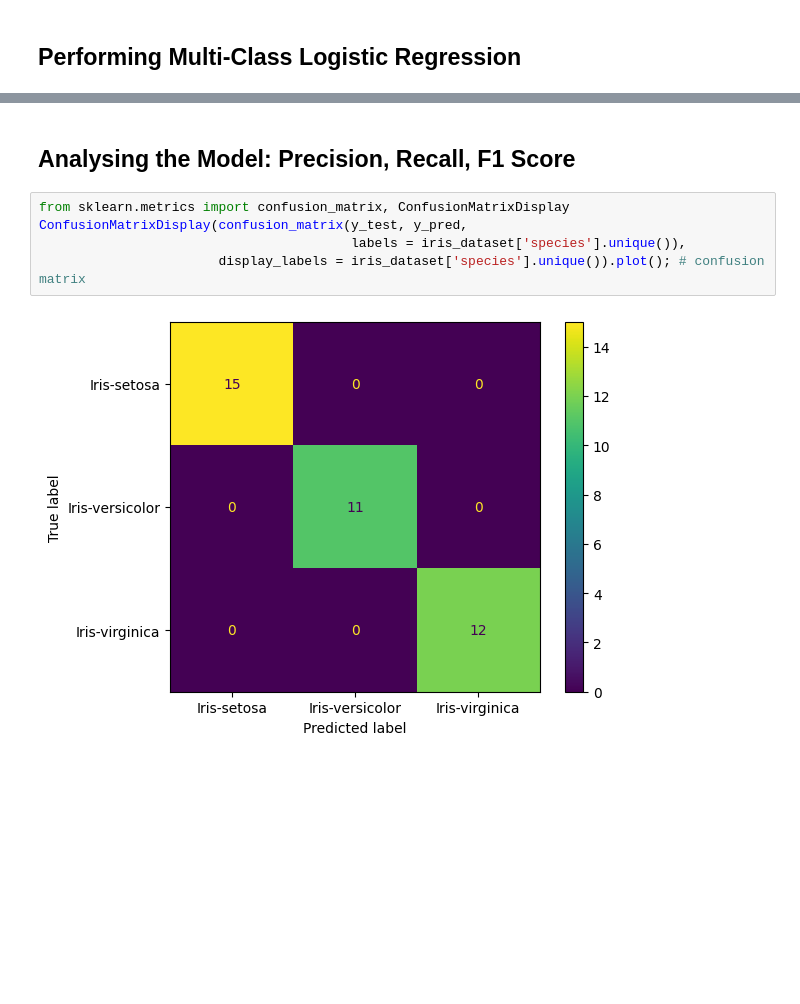
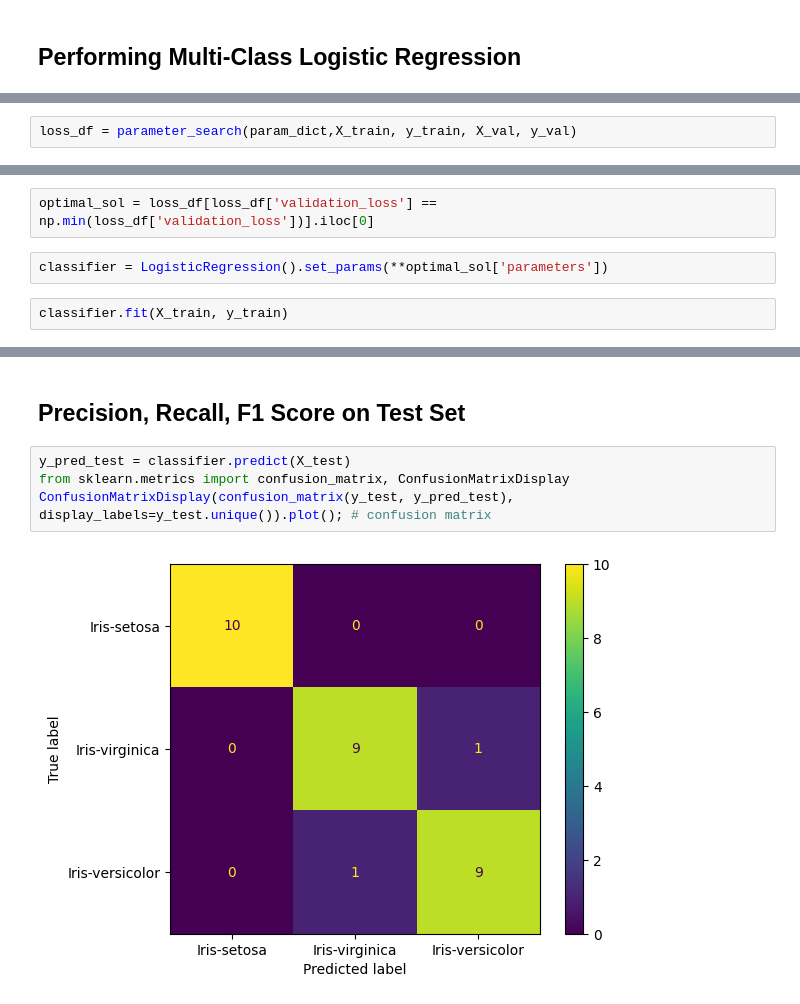
Before and after one commit to svadhera11/ml-notebooks, a Jupyter notebook: iris-logistic-regression.ipynb, the cells around one changed output, grey strips where cells are left out. Cells and saved outputs as stored; diff of their text form; blank space fills up the shorter version.

Commit message:
Kaggle Notebook | iris-dataset-logistic-regression-multiclass | Version 3

```diff
--- a/iris-logistic-regression.ipynb
+++ b/iris-logistic-regression.ipynb
@@ -89,0 +200,2 @@ y_pred_prob = predictor.predict_proba(X_test)
+# %%
+loss_df = parameter_search(param_dict,X_train, y_train, X_val, y_val)
@@ -89,0 +219,6 @@ y_pred_prob = predictor.predict_proba(X_test)
+# %%
+optimal_sol = loss_df[loss_df['validation_loss'] == np.min(loss_df['validation_loss'])].iloc[0]
+# %%
+classifier = LogisticRegression().set_params(**optimal_sol['parameters'])
+# %%
+classifier.fit(X_train, y_train)
@@ -90,12 +246,11 @@ y_pred_prob = predictor.predict_proba(X_test)
 # %% [markdown]
-## Analysing the Model: Precision, Recall, F1 Score
+## Precision, Recall, F1 Score on Test Set
 # %%
+y_pred_test = classifier.predict(X_test)
 from sklearn.metrics import confusion_matrix, ConfusionMatrixDisplay
-ConfusionMatrixDisplay(confusion_matrix(y_test, y_pred,
-                                        labels = iris_dataset['species'].unique()),
-                       display_labels = iris_dataset['species'].unique()).plot(); # confusion matrix
+ConfusionMatrixDisplay(confusion_matrix(y_test, y_pred_test), display_labels=y_test.unique()).plot(); # confusion matrix
 # %% [output]
-[figure, old version]
+[figure, new version]
 # %%
 from sklearn.metrics import classification_report
 print(classification_report(y_test,
```
Also changed, not shown: parts of 28 cells of this notebook.
